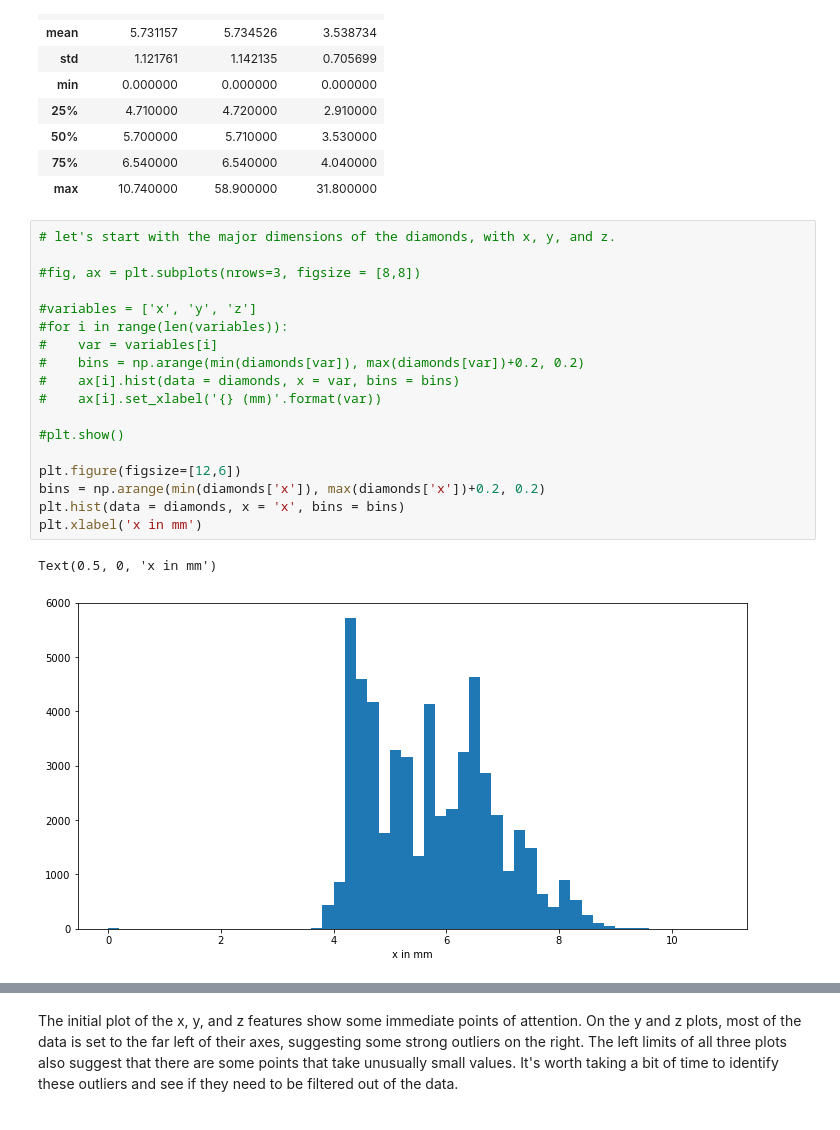
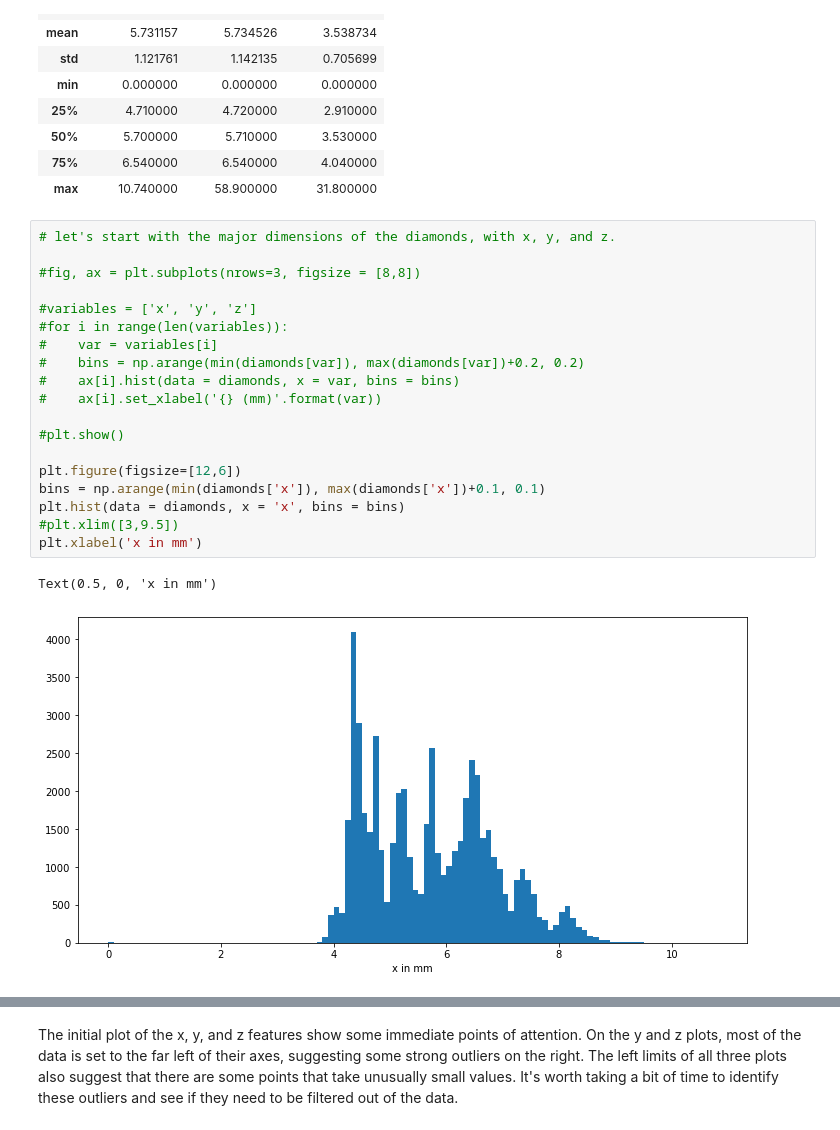
Before and after one commit to swathi-ms/Diamond, a Jupyter notebook: Exploring_diamonds.ipynb, the cells around one changed output, grey strips where cells are left out. Drawn from its saved outputs; the diff is of its cells as text.

```diff
--- a/Exploring_diamonds.ipynb
+++ b/Exploring_diamonds.ipynb
@@ -292,24 +292,25 @@ diamonds[['x', 'y','z']].describe()
 # %%
 # let's start with the major dimensions of the diamonds, with x, y, and z.
 
 #fig, ax = plt.subplots(nrows=3, figsize = [8,8])
 
 #variables = ['x', 'y', 'z']
 #for i in range(len(variables)):
 #    var = variables[i]
 #    bins = np.arange(min(diamonds[var]), max(diamonds[var])+0.2, 0.2)
 #    ax[i].hist(data = diamonds, x = var, bins = bins)
 #    ax[i].set_xlabel('{} (mm)'.format(var))
 
 #plt.show()
 
 plt.figure(figsize=[12,6])
-bins = np.arange(min(diamonds['x']), max(diamonds['x'])+0.2, 0.2)
+bins = np.arange(min(diamonds['x']), max(diamonds['x'])+0.1, 0.1)
 plt.hist(data = diamonds, x = 'x', bins = bins)
+#plt.xlim([3,9.5])
 plt.xlabel('x in mm')
 # %% [output]
 Text(0.5, 0, 'x in mm')
-[figure, old version]
+[figure, new version]
 # %%
 plt.figure(figsize=[10,6])
 bins = np.arange(min(diamonds['y']), max(diamonds['y'])+0.2, 0.2)
```
Also changed, not shown: parts of 56 cells of this notebook, 2 other files.
